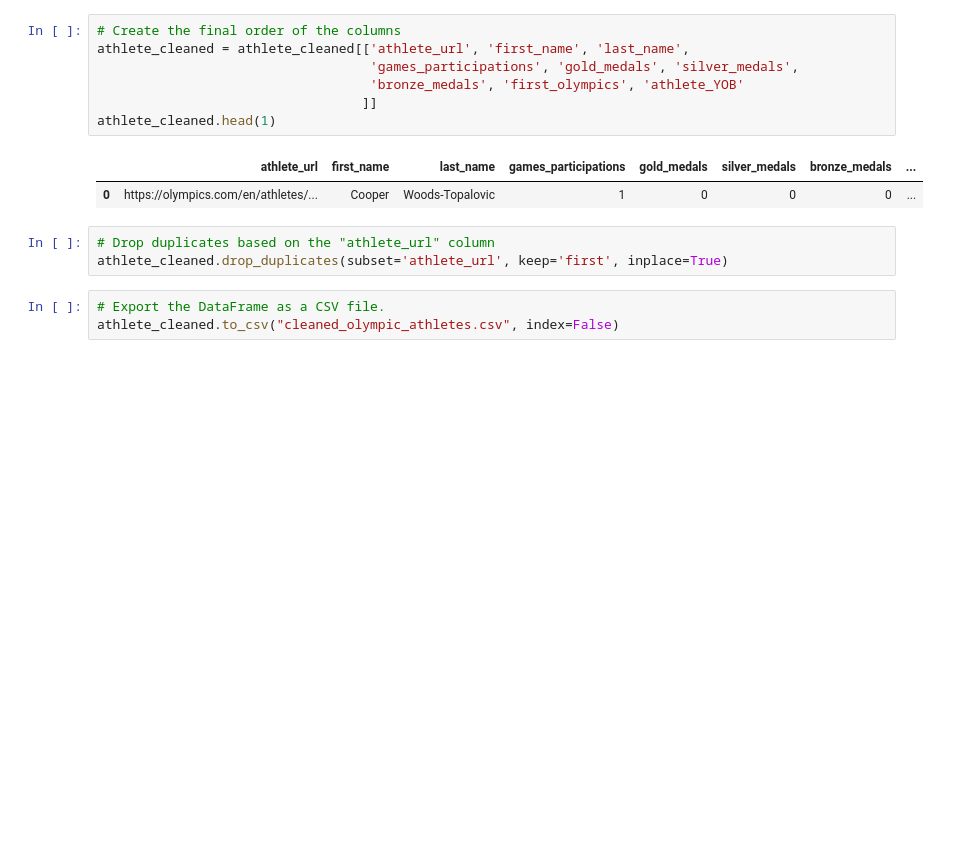
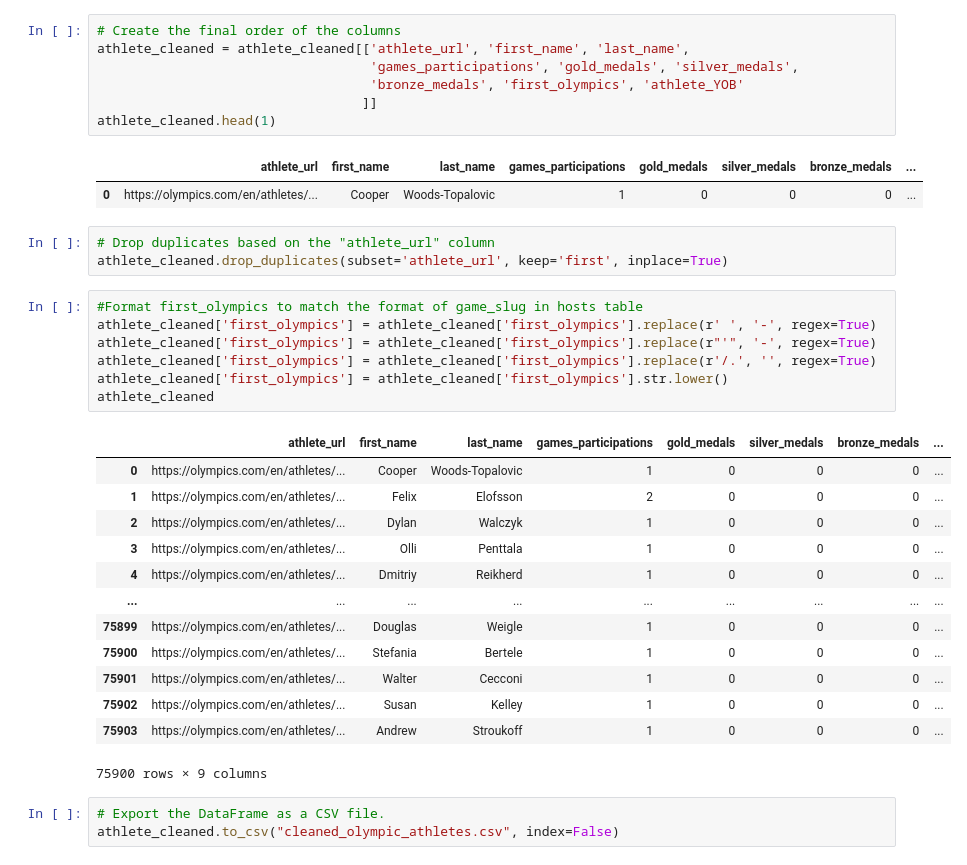
Before and after one commit to paoloarciaga/Olympics_Data_Engineering, a Jupyter notebook: Olympic_Files/Athletes_Cleaned.ipynb, the cells around one changed output. Cells and saved outputs as stored; diff of their text form; blank space fills up the shorter version.

```diff
--- a/Olympic_Files/Athletes_Cleaned.ipynb
+++ b/Olympic_Files/Athletes_Cleaned.ipynb
@@ -285,6 +285,27 @@ athlete_cleaned.head(1)
 # %%
 # Drop duplicates based on the "athlete_url" column
 athlete_cleaned.drop_duplicates(subset='athlete_url', keep='first', inplace=True)
+# %%
+#Format first_olympics to match the format of game_slug in hosts table
+athlete_cleaned['first_olympics'] = athlete_cleaned['first_olympics'].replace(r' ', '-', regex=True)
+athlete_cleaned['first_olympics'] = athlete_cleaned['first_olympics'].replace(r"'", '-', regex=True)
+athlete_cleaned['first_olympics'] = athlete_cleaned['first_olympics'].replace(r'/.', '', regex=True)
+athlete_cleaned['first_olympics'] = athlete_cleaned['first_olympics'].str.lower()
+athlete_cleaned
+# %% [output]
+|  | athlete_url | first_name | last_name | games_participations | gold_medals | silver_medals | bronze_medals | ... |
+| 0 | https://olympics.com/en/athletes/... | Cooper | Woods-Topalovic | 1 | 0 | 0 | 0 | ... |
+| 1 | https://olympics.com/en/athletes/... | Felix | Elofsson | 2 | 0 | 0 | 0 | ... |
+| 2 | https://olympics.com/en/athletes/... | Dylan | Walczyk | 1 | 0 | 0 | 0 | ... |
+| 3 | https://olympics.com/en/athletes/... | Olli | Penttala | 1 | 0 | 0 | 0 | ... |
+| 4 | https://olympics.com/en/athletes/... | Dmitriy | Reikherd | 1 | 0 | 0 | 0 | ... |
+| ... | ... | ... | ... | ... | ... | ... | ... | ... |
+| 75899 | https://olympics.com/en/athletes/... | Douglas | Weigle | 1 | 0 | 0 | 0 | ... |
+| 75900 | https://olympics.com/en/athletes/... | Stefania | Bertele | 1 | 0 | 0 | 0 | ... |
+| 75901 | https://olympics.com/en/athletes/... | Walter | Cecconi | 1 | 0 | 0 | 0 | ... |
+| 75902 | https://olympics.com/en/athletes/... | Susan | Kelley | 1 | 0 | 0 | 0 | ... |
+| 75903 | https://olympics.com/en/athletes/... | Andrew | Stroukoff | 1 | 0 | 0 | 0 | ... |
+75900 rows × 9 columns
 # %%
 # Export the DataFrame as a CSV file.
 athlete_cleaned.to_csv("cleaned_olympic_athletes.csv", index=False)
```
Also changed, not shown: 11 other files.
